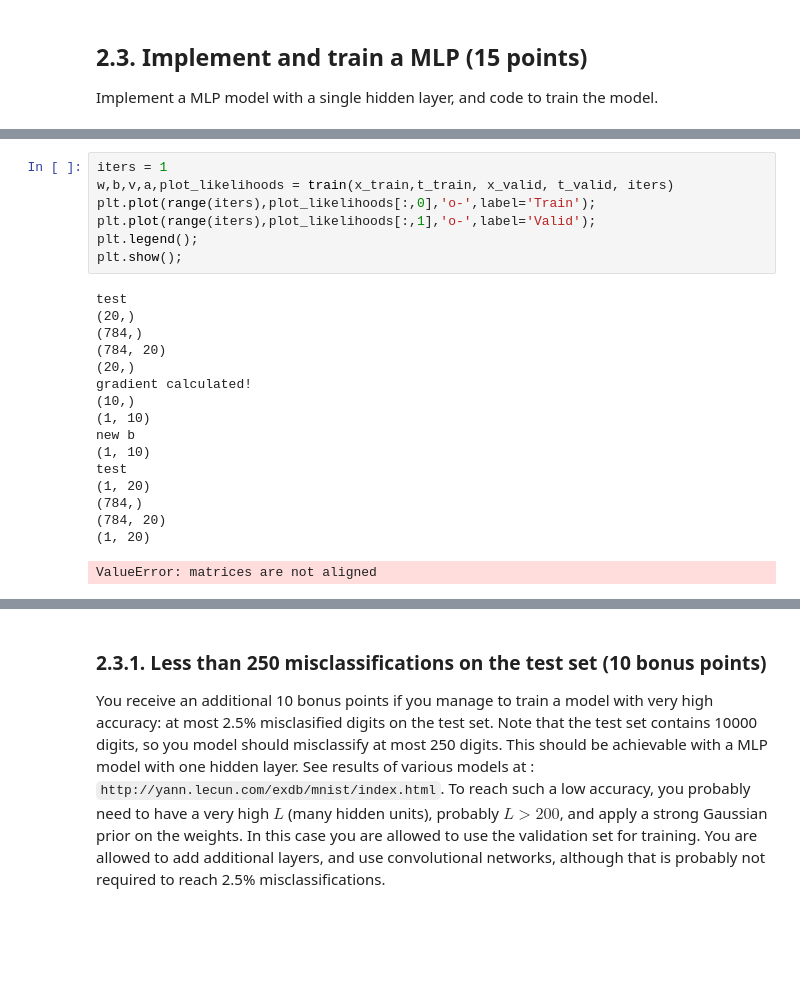
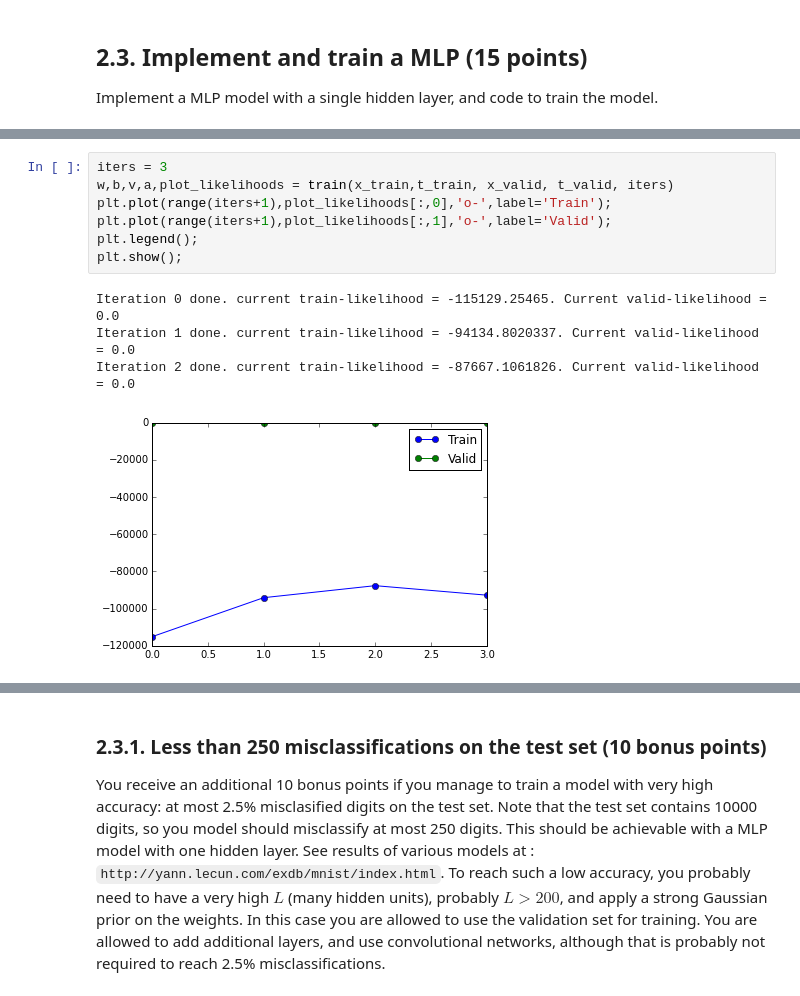
Before and after one commit to basveeling/ml1labs, a Jupyter notebook: Lab2.ipynb, the cells around one changed output, grey strips where cells are left out. Drawn from its saved outputs; the diff is of its cells as text; blank space fills up the shorter version.

```diff
--- a/Lab2.ipynb
+++ b/Lab2.ipynb
@@ -591,26 +580,14 @@ def train(x_train,t_train, x_valid, t_valid,iters):
 
     return w,b,v,a,plot_likelihoods
 # %%
-iters = 1
+iters = 3
 w,b,v,a,plot_likelihoods = train(x_train,t_train, x_valid, t_valid, iters)
-plt.plot(range(iters),plot_likelihoods[:,0],'o-',label='Train');
-plt.plot(range(iters),plot_likelihoods[:,1],'o-',label='Valid');
+plt.plot(range(iters+1),plot_likelihoods[:,0],'o-',label='Train');
+plt.plot(range(iters+1),plot_likelihoods[:,1],'o-',label='Valid');
 plt.legend();
 plt.show();
 # %% [output]
-test
-(20,)
-(784,)
-(784, 20)
-(20,)
-gradient calculated!
-(10,)
-(1, 10)
-new b
-(1, 10)
-test
-(1, 20)
-(784,)
-(784, 20)
-(1, 20)
+Iteration 0 done. current train-likelihood = -115129.25465. Current valid-likelihood = 0.0
+Iteration 1 done. current train-likelihood = -94134.8020337. Current valid-likelihood = 0.0
+Iteration 2 done. current train-likelihood = -87667.1061826. Current valid-likelihood = 0.0
-ValueError: matrices are not aligned
+[figure, added]
```
Also changed, not shown: parts of 2 cells of this notebook.
